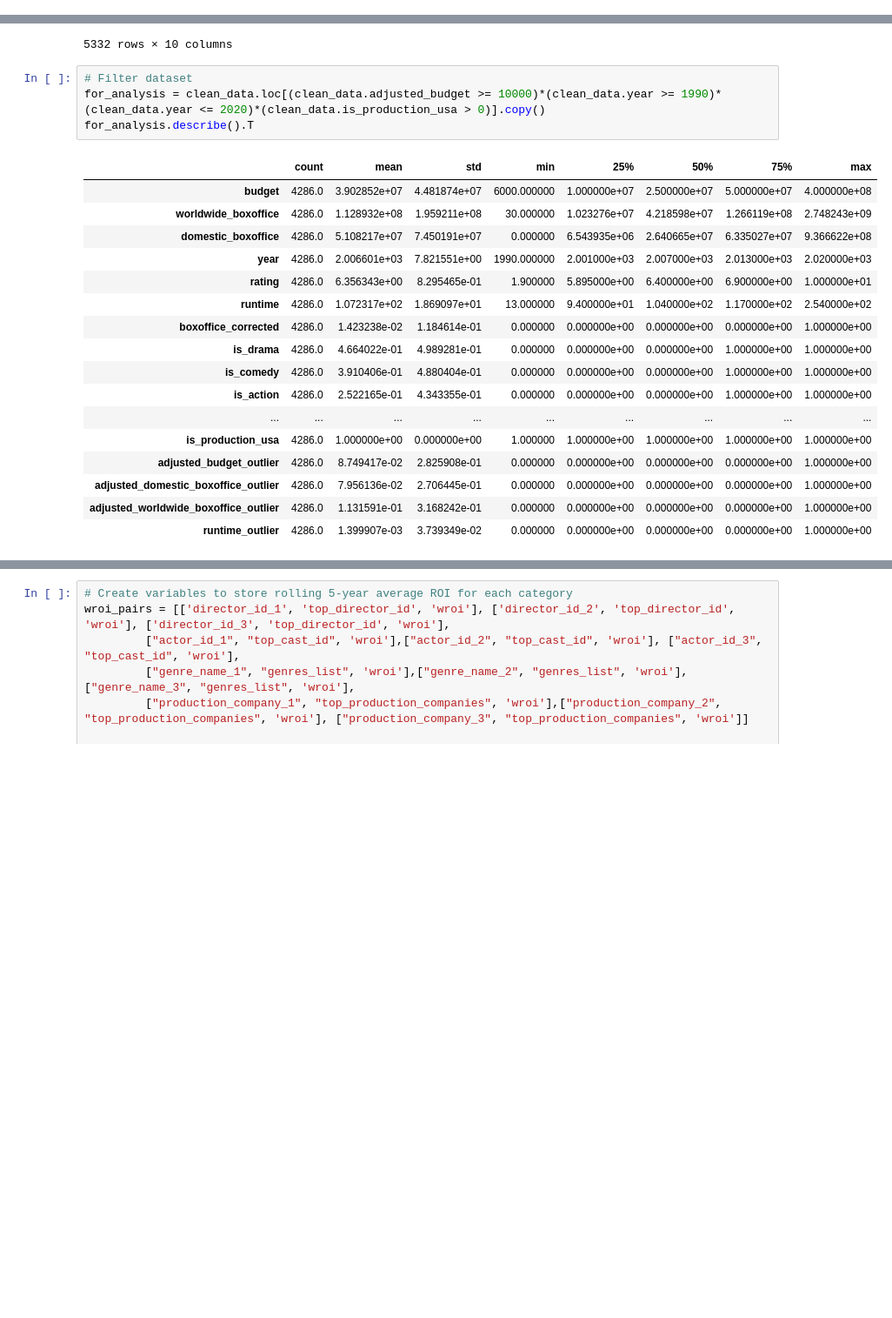
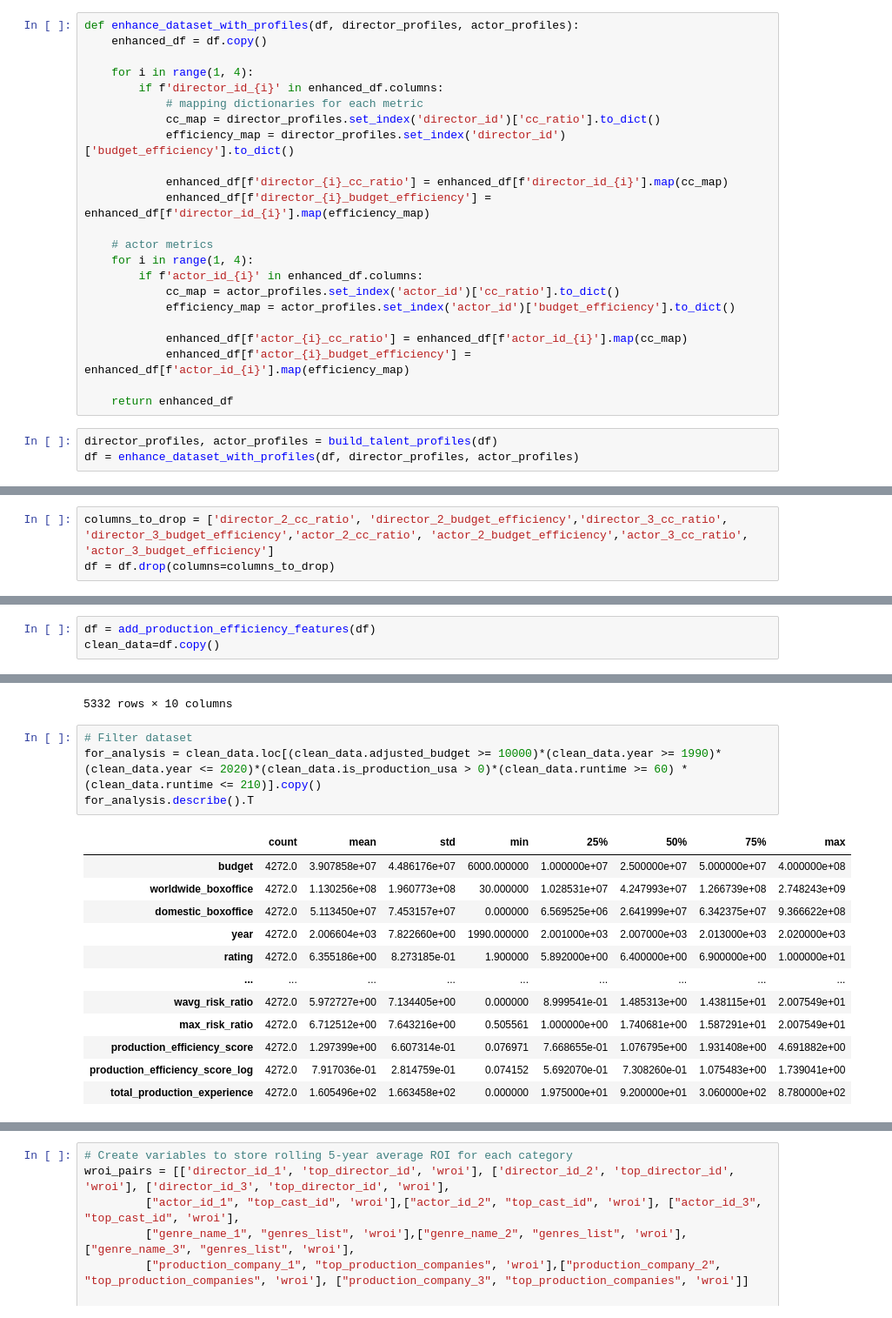
Before and after one commit to Divyantha369/spring-2025-greenlight, a Jupyter notebook: engineer_features.ipynb, the cells around one changed output, grey strips where cells are left out. Shown at 87% size. Cells and saved outputs as stored; diff of their text form; blank space fills up the shorter version.

```diff
--- a/engineer_features.ipynb
+++ b/engineer_features.ipynb
@@ -170,0 +270,26 @@ clean_data= df.copy()
+# %%
+def enhance_dataset_with_profiles(df, director_profiles, actor_profiles):
+    enhanced_df = df.copy()
+
+    for i in range(1, 4):
+        if f'director_id_{i}' in enhanced_df.columns:
+            # mapping dictionaries for each metric
+            cc_map = director_profiles.set_index('director_id')['cc_ratio'].to_dict()
+            efficiency_map = director_profiles.set_index('director_id')['budget_efficiency'].to_dict()
+
+            enhanced_df[f'director_{i}_cc_ratio'] = enhanced_df[f'director_id_{i}'].map(cc_map)
+            enhanced_df[f'director_{i}_budget_efficiency'] = enhanced_df[f'director_id_{i}'].map(efficiency_map)
+
+    # actor metrics
+    for i in range(1, 4):
+        if f'actor_id_{i}' in enhanced_df.columns:
+            cc_map = actor_profiles.set_index('actor_id')['cc_ratio'].to_dict()
+            efficiency_map = actor_profiles.set_index('actor_id')['budget_efficiency'].to_dict()
+
+            enhanced_df[f'actor_{i}_cc_ratio'] = enhanced_df[f'actor_id_{i}'].map(cc_map)
+            enhanced_df[f'actor_{i}_budget_efficiency'] = enhanced_df[f'actor_id_{i}'].map(efficiency_map)
+
+    return enhanced_df
+# %%
+director_profiles, actor_profiles = build_talent_profiles(df)
+df = enhance_dataset_with_profiles(df, director_profiles, actor_profiles)
@@ -170,0 +312,3 @@ clean_data= df.copy()
+# %%
+columns_to_drop = ['director_2_cc_ratio', 'director_2_budget_efficiency','director_3_cc_ratio', 'director_3_budget_efficiency','actor_2_cc_ratio', 'actor_2_budget_efficiency','actor_3_cc_ratio', 'actor_3_budget_efficiency']
+df = df.drop(columns=columns_to_drop)
@@ -171,3 +479,6 @@ clean_data= df.copy()
+# %%
+df = add_production_efficiency_features(df)
+clean_data=df.copy()
 # %% [markdown]
 #### Check that variable values make sense
 # %%
@@ -331,23 +673,18 @@ input_data[['title','budget', 'worldwide_boxoffice', 'year','release_date', 'wro
 5332 rows × 10 columns
 # %%
 # Filter dataset
-for_analysis = clean_data.loc[(clean_data.adjusted_budget >= 10000)*(clean_data.year >= 1990)*(clean_data.year <= 2020)*(clean_data.is_production_usa > 0)].copy()
+for_analysis = clean_data.loc[(clean_data.adjusted_budget >= 10000)*(clean_data.year >= 1990)*(clean_data.year <= 2020)*(clean_data.is_production_usa > 0)*(clean_data.runtime >= 60) *  (clean_data.runtime <= 210)].copy()
 for_analysis.describe().T
 # %% [output]
 |  | count | mean | std | min | 25% | 50% | 75% | max |
-| budget | 4286.0 | 3.902852e+07 | 4.481874e+07 | 6000.000000 | 1.000000e+07 | 2.500000e+07 | 5.000000e+07 | 4.000000e+08 |
-| worldwide_boxoffice | 4286.0 | 1.128932e+08 | 1.959211e+08 | 30.000000 | 1.023276e+07 | 4.218598e+07 | 1.266119e+08 | 2.748243e+09 |
-| domestic_boxoffice | 4286.0 | 5.108217e+07 | 7.450191e+07 | 0.000000 | 6.543935e+06 | 2.640665e+07 | 6.335027e+07 | 9.366622e+08 |
-| year | 4286.0 | 2.006601e+03 | 7.821551e+00 | 1990.000000 | 2.001000e+03 | 2.007000e+03 | 2.013000e+03 | 2.020000e+03 |
-| rating | 4286.0 | 6.356343e+00 | 8.295465e-01 | 1.900000 | 5.895000e+00 | 6.400000e+00 | 6.900000e+00 | 1.000000e+01 |
-| runtime | 4286.0 | 1.072317e+02 | 1.869097e+01 | 13.000000 | 9.400000e+01 | 1.040000e+02 | 1.170000e+02 | 2.540000e+02 |
-| boxoffice_corrected | 4286.0 | 1.423238e-02 | 1.184614e-01 | 0.000000 | 0.000000e+00 | 0.000000e+00 | 0.000000e+00 | 1.000000e+00 |
-| is_drama | 4286.0 | 4.664022e-01 | 4.989281e-01 | 0.000000 | 0.000000e+00 | 0.000000e+00 | 1.000000e+00 | 1.000000e+00 |
-| is_comedy | 4286.0 | 3.910406e-01 | 4.880404e-01 | 0.000000 | 0.000000e+00 | 0.000000e+00 | 1.000000e+00 | 1.000000e+00 |
-| is_action | 4286.0 | 2.522165e-01 | 4.343355e-01 | 0.000000 | 0.000000e+00 | 0.000000e+00 | 1.000000e+00 | 1.000000e+00 |
+| budget | 4272.0 | 3.907858e+07 | 4.486176e+07 | 6000.000000 | 1.000000e+07 | 2.500000e+07 | 5.000000e+07 | 4.000000e+08 |
+| worldwide_boxoffice | 4272.0 | 1.130256e+08 | 1.960773e+08 | 30.000000 | 1.028531e+07 | 4.247993e+07 | 1.266739e+08 | 2.748243e+09 |
+| domestic_boxoffice | 4272.0 | 5.113450e+07 | 7.453157e+07 | 0.000000 | 6.569525e+06 | 2.641999e+07 | 6.342375e+07 | 9.366622e+08 |
+| year | 4272.0 | 2.006604e+03 | 7.822660e+00 | 1990.000000 | 2.001000e+03 | 2.007000e+03 | 2.013000e+03 | 2.020000e+03 |
+| rating | 4272.0 | 6.355186e+00 | 8.273185e-01 | 1.900000 | 5.892000e+00 | 6.400000e+00 | 6.900000e+00 | 1.000000e+01 |
 | ... | ... | ... | ... | ... | ... | ... | ... | ... |
-| is_production_usa | 4286.0 | 1.000000e+00 | 0.000000e+00 | 1.000000 | 1.000000e+00 | 1.000000e+00 | 1.000000e+00 | 1.000000e+00 |
-| adjusted_budget_outlier | 4286.0 | 8.749417e-02 | 2.825908e-01 | 0.000000 | 0.000000e+00 | 0.000000e+00 | 0.000000e+00 | 1.000000e+00 |
-| adjusted_domestic_boxoffice_outlier | 4286.0 | 7.956136e-02 | 2.706445e-01 | 0.000000 | 0.000000e+00 | 0.000000e+00 | 0.000000e+00 | 1.000000e+00 |
-| adjusted_worldwide_boxoffice_outlier | 4286.0 | 1.131591e-01 | 3.168242e-01 | 0.000000 | 0.000000e+00 | 0.000000e+00 | 0.000000e+00 | 1.000000e+00 |
-| runtime_outlier | 4286.0 | 1.399907e-03 | 3.739349e-02 | 0.000000 | 0.000000e+00 | 0.000000e+00 | 0.000000e+00 | 1.000000e+00 |
+| wavg_risk_ratio | 4272.0 | 5.972727e+00 | 7.134405e+00 | 0.000000 | 8.999541e-01 | 1.485313e+00 | 1.438115e+01 | 2.007549e+01 |
+| max_risk_ratio | 4272.0 | 6.712512e+00 | 7.643216e+00 | 0.505561 | 1.000000e+00 | 1.740681e+00 | 1.587291e+01 | 2.007549e+01 |
+| production_efficiency_score | 4272.0 | 1.297399e+00 | 6.607314e-01 | 0.076971 | 7.668655e-01 | 1.076795e+00 | 1.931408e+00 | 4.691882e+00 |
+| production_efficiency_score_log | 4272.0 | 7.917036e-01 | 2.814759e-01 | 0.074152 | 5.692070e-01 | 7.308260e-01 | 1.075483e+00 | 1.739041e+00 |
+| total_production_experience | 4272.0 | 1.605496e+02 | 1.663458e+02 | 0.000000 | 1.975000e+01 | 9.200000e+01 | 3.060000e+02 | 8.780000e+02 |
```
Also changed, not shown: parts of 14 cells of this notebook.
